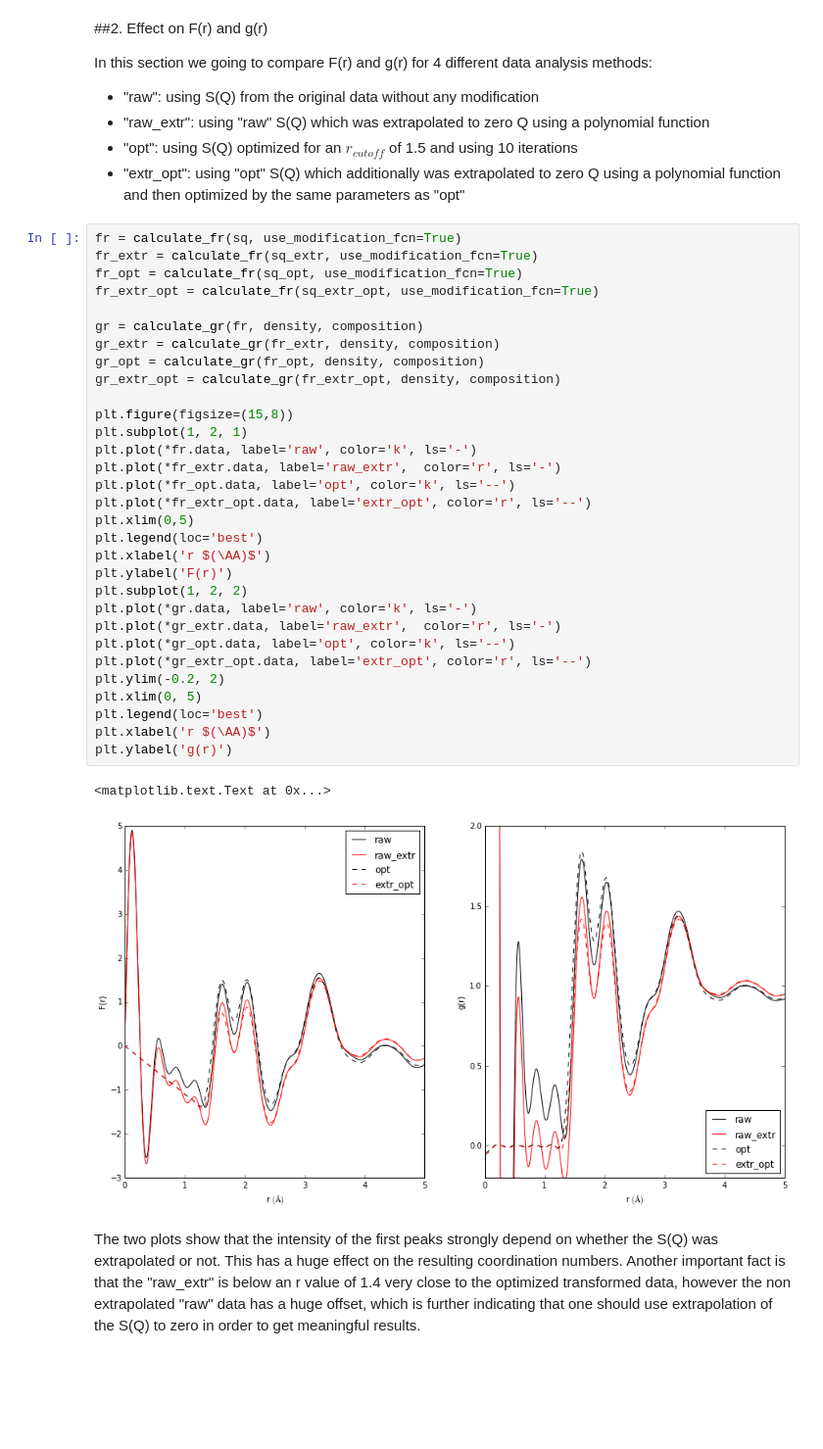
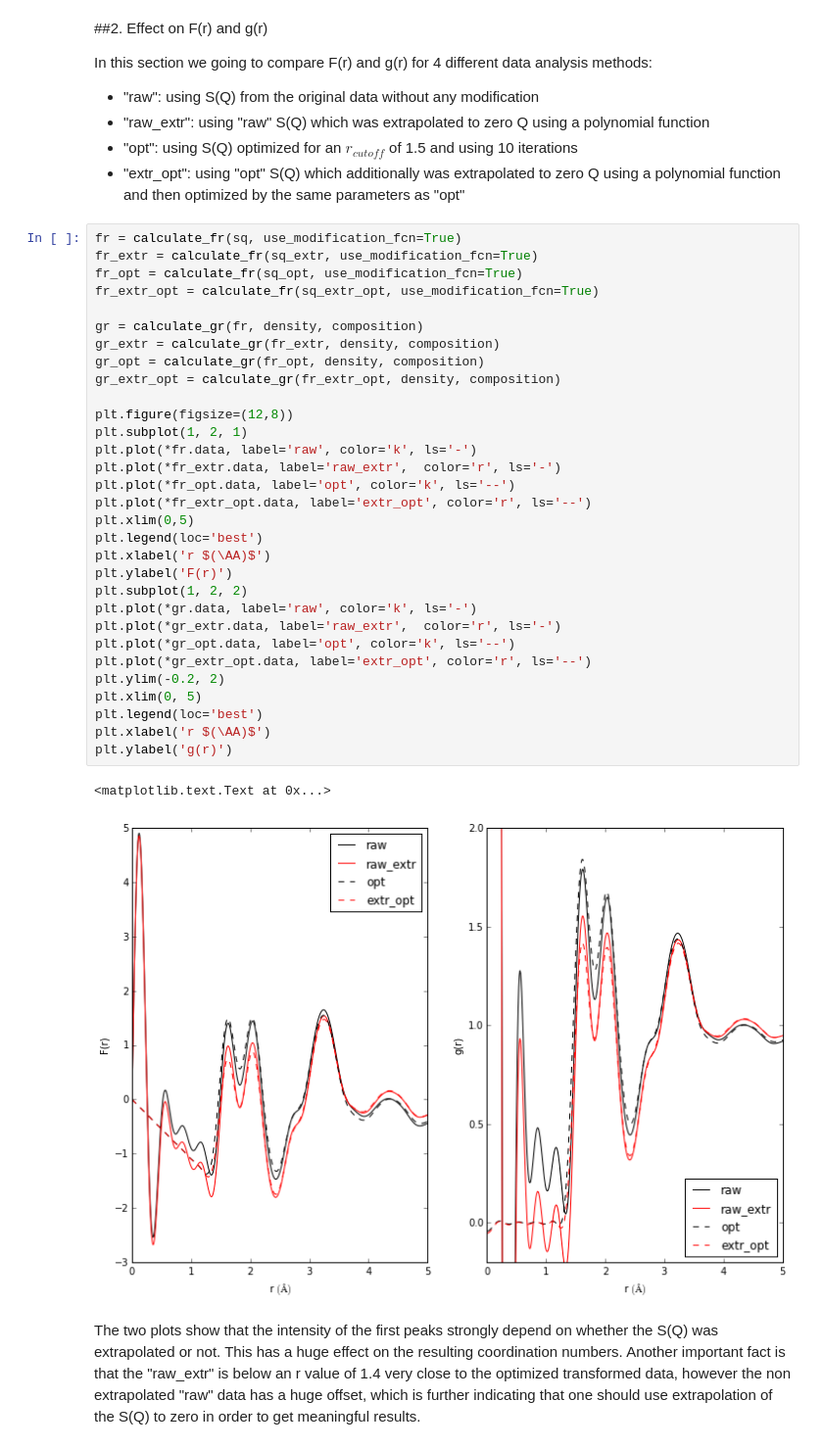
Before and after one commit to CPrescher/Glassure, a Jupyter notebook: glassure/notebooks/Effect on extrapolation and optimization.ipynb, the cells around one changed output. Shown: that part at 98% size. Drawn from its saved outputs; the diff is of its cells as text; blank space fills up the shorter version.

```diff
--- a/glassure/notebooks/Effect on extrapolation and optimization.ipynb
+++ b/glassure/notebooks/Effect on extrapolation and optimization.ipynb
@@ -72,34 +72,34 @@ fr = calculate_fr(sq, use_modification_fcn=True)
 fr_extr = calculate_fr(sq_extr, use_modification_fcn=True)
 fr_opt = calculate_fr(sq_opt, use_modification_fcn=True)
 fr_extr_opt = calculate_fr(sq_extr_opt, use_modification_fcn=True)
 
 gr = calculate_gr(fr, density, composition)
 gr_extr = calculate_gr(fr_extr, density, composition)
 gr_opt = calculate_gr(fr_opt, density, composition)
 gr_extr_opt = calculate_gr(fr_extr_opt, density, composition)
 
-plt.figure(figsize=(15,8))
+plt.figure(figsize=(12,8))
 plt.subplot(1, 2, 1)
 plt.plot(*fr.data, label='raw', color='k', ls='-')
 plt.plot(*fr_extr.data, label='raw_extr',  color='r', ls='-')
 plt.plot(*fr_opt.data, label='opt', color='k', ls='--')
 plt.plot(*fr_extr_opt.data, label='extr_opt', color='r', ls='--')
 plt.xlim(0,5)
 plt.legend(loc='best')
 plt.xlabel('r $(\AA)$')
 plt.ylabel('F(r)')
 plt.subplot(1, 2, 2)
 plt.plot(*gr.data, label='raw', color='k', ls='-')
 plt.plot(*gr_extr.data, label='raw_extr',  color='r', ls='-')
 plt.plot(*gr_opt.data, label='opt', color='k', ls='--')
 plt.plot(*gr_extr_opt.data, label='extr_opt', color='r', ls='--')
 plt.ylim(-0.2, 2)
 plt.xlim(0, 5)
 plt.legend(loc='best')
 plt.xlabel('r $(\AA)$')
 plt.ylabel('g(r)')
 # %% [output]
 <matplotlib.text.Text at 0x...>
-[figure, old version]
+[figure, new version]
 # %% [markdown]
 The two plots show that the intensity of the first peaks strongly depend on whether the S(Q) was extrapolated or not. This has a huge effect on the resulting coordination numbers. Another important fact is that the "raw_extr" is below an r value of 1.4 very close to the optimized transformed data, however the non extrapolated "raw" data has a huge offset, which is further indicating that one should use extrapolation of the S(Q) to zero in order to get meaningful results.
```
Also changed, not shown: parts of 2 cells of this notebook, 1 other file.
